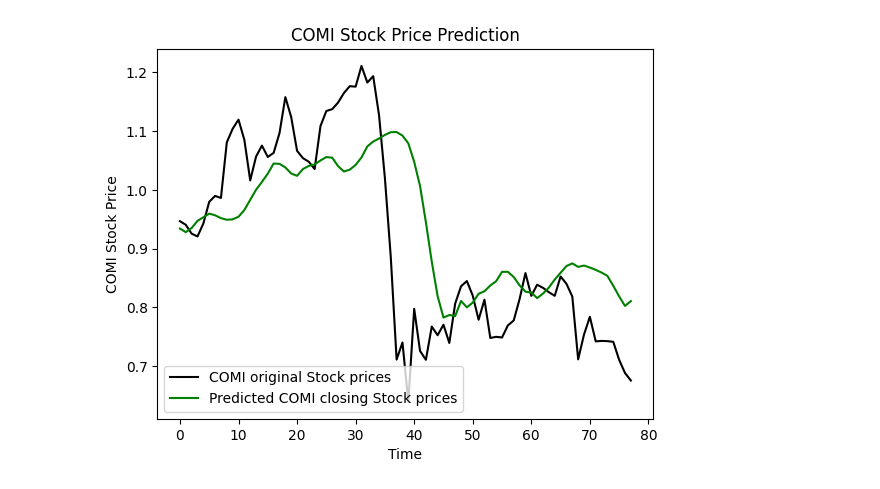
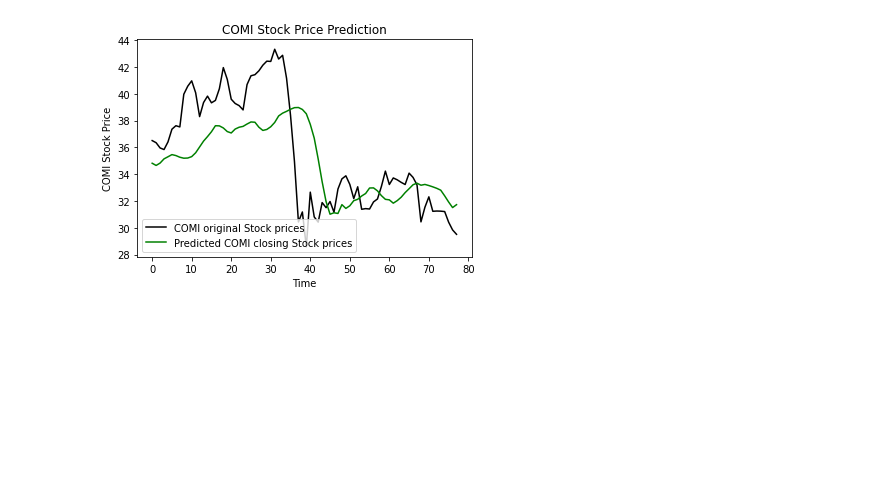
Before and after one commit to MiguelAngelLiera/Stock_Exchange_NN_PP, a Jupyter notebook: src/DWT-LSTM.ipynb, the cells around one changed output. Cells and saved outputs as stored; diff of their text form; code cells hidden in the pictures; blank space fills up the shorter version.

```diff
--- a/src/DWT-LSTM.ipynb
+++ b/src/DWT-LSTM.ipynb
@@ -175,17 +152,11 @@ predicted_stock_price_cierre = m_m_s.inverse_transform(predicted_stock_price_cie
 # %%
-# plt.plot(real_stock_price, color = 'black', label = 'TATA Stock Price')
-# plt.plot(predicted_stock_price, color = 'green', label = 'Predicted TATA Stock Price')
-# plt.title('TATA Stock Price Prediction')
-# plt.xlabel('Time')
-# plt.ylabel('TATA Stock Price')
-# plt.legend()
-# plt.show()
-plt.plot(m_m_s.transform(real_stock_price_cierre)[:,0], color = 'black', label = 'COMI original Stock prices')
-plt.plot(s_normalizar, color = 'green', label = 'Predicted COMI closing Stock prices')
+#La normalización funciona correctamente
+plt.plot(real_stock_price_cierre, color = 'black', label = 'COMI original Stock prices')
+plt.plot(predicted_stock_price_cierre, color = 'green', label = 'Predicted COMI closing Stock prices')
 plt.title('COMI Stock Price Prediction')
 plt.xlabel('Time')
 plt.ylabel('COMI Stock Price')
 plt.legend()
 plt.show()
 # %% [output]
-[figure, old version]
+[figure, new version]
```
Also changed, not shown: parts of 19 cells of this notebook.
